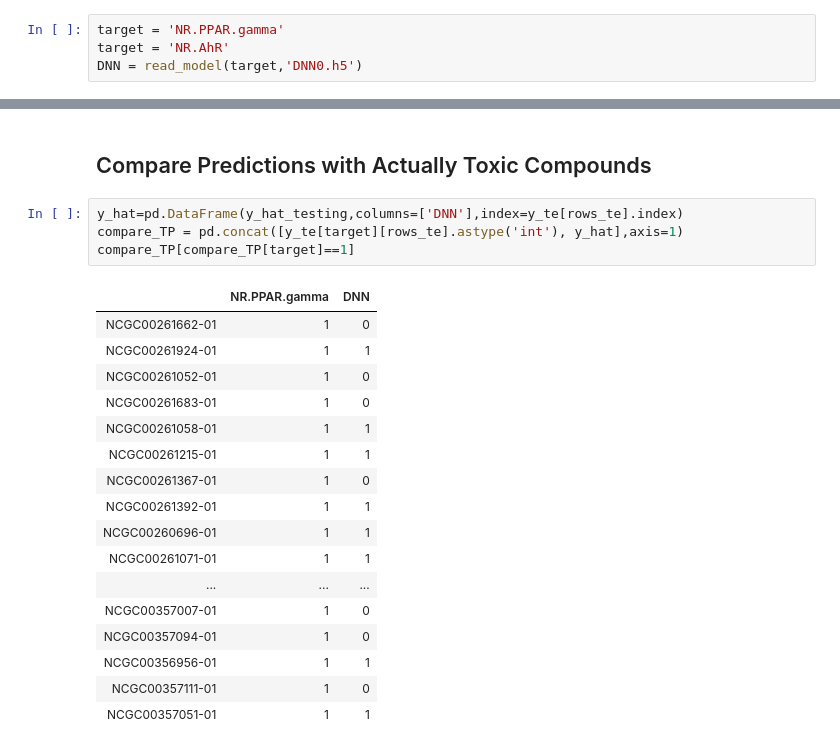
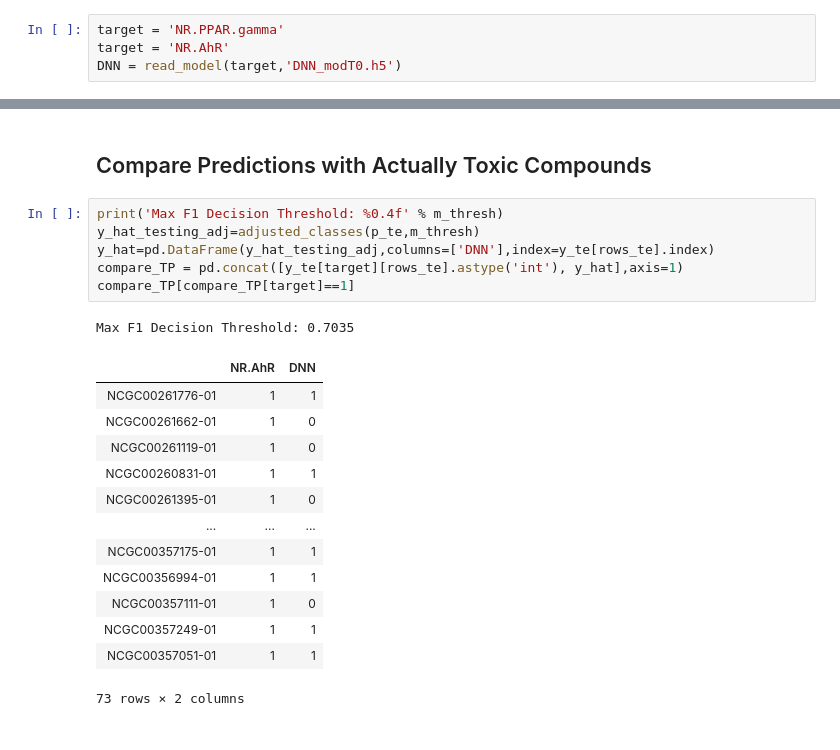
Before and after one commit to spdavern/metis_project5, a Jupyter notebook: single_task_dnn_base.ipynb, the cells around one changed output, grey strips where cells are left out. Drawn from its saved outputs; the diff is of its cells as text.

```diff
--- a/single_task_dnn_base.ipynb
+++ b/single_task_dnn_base.ipynb
@@ -320,4 +321,4 @@ keras.__version__
 # %%
 target = 'NR.PPAR.gamma'
 target = 'NR.AhR'
-DNN = read_model(target,'DNN0.h5')
+DNN = read_model(target,'DNN_modT0.h5')
@@ -452,24 +483,23 @@ for i in zip(precision,recall,np.append(thresholds,1)):
 # %% [markdown]
 ## Compare Predictions with Actually Toxic Compounds
 # %%
-y_hat=pd.DataFrame(y_hat_testing,columns=['DNN'],index=y_te[rows_te].index)
+print('Max F1 Decision Threshold: %0.4f' % m_thresh)
+y_hat_testing_adj=adjusted_classes(p_te,m_thresh)
+y_hat=pd.DataFrame(y_hat_testing_adj,columns=['DNN'],index=y_te[rows_te].index)
 compare_TP = pd.concat([y_te[target][rows_te].astype('int'), y_hat],axis=1)
 compare_TP[compare_TP[target]==1]
 # %% [output]
+Max F1 Decision Threshold: 0.7035
-|  | NR.PPAR.gamma | DNN |
+|  | NR.AhR | DNN |
+| NCGC00261776-01 | 1 | 1 |
 | NCGC00261662-01 | 1 | 0 |
-| NCGC00261924-01 | 1 | 1 |
-| NCGC00261052-01 | 1 | 0 |
-| NCGC00261683-01 | 1 | 0 |
-| NCGC00261058-01 | 1 | 1 |
-| NCGC00261215-01 | 1 | 1 |
-| NCGC00261367-01 | 1 | 0 |
-| NCGC00261392-01 | 1 | 1 |
-| NCGC00260696-01 | 1 | 1 |
-| NCGC00261071-01 | 1 | 1 |
+| NCGC00261119-01 | 1 | 0 |
+| NCGC00260831-01 | 1 | 1 |
+| NCGC00261395-01 | 1 | 0 |
 | ... | ... | ... |
-| NCGC00357007-01 | 1 | 0 |
-| NCGC00357094-01 | 1 | 0 |
-| NCGC00356956-01 | 1 | 1 |
+| NCGC00357175-01 | 1 | 1 |
+| NCGC00356994-01 | 1 | 1 |
 | NCGC00357111-01 | 1 | 0 |
+| NCGC00357249-01 | 1 | 1 |
 | NCGC00357051-01 | 1 | 1 |
+73 rows × 2 columns
```
Also changed, not shown: parts of 12 cells of this notebook, 7 other files.
